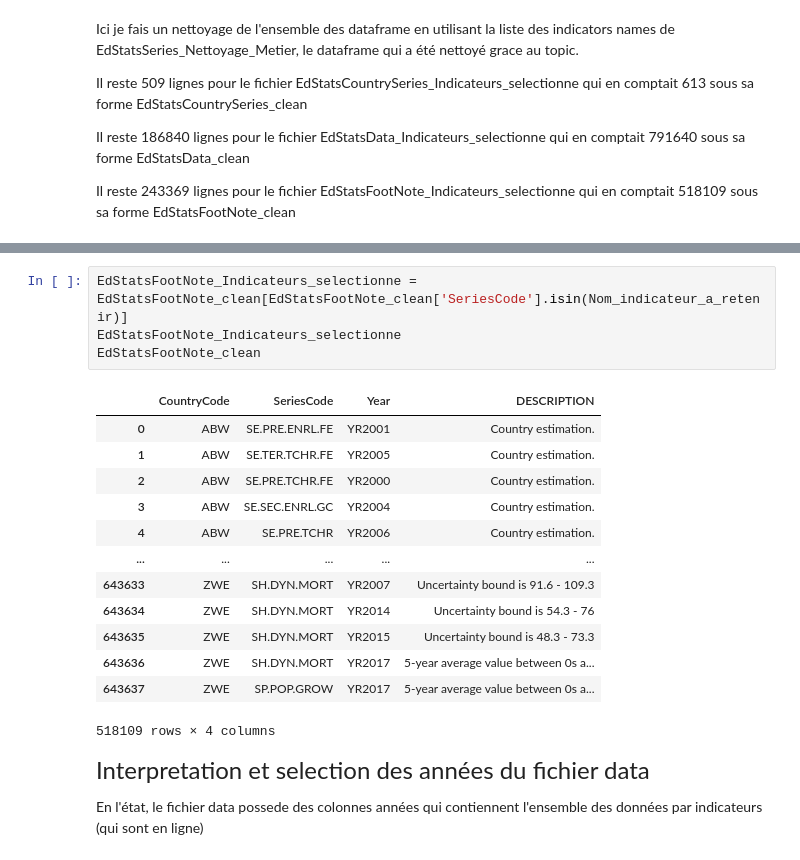
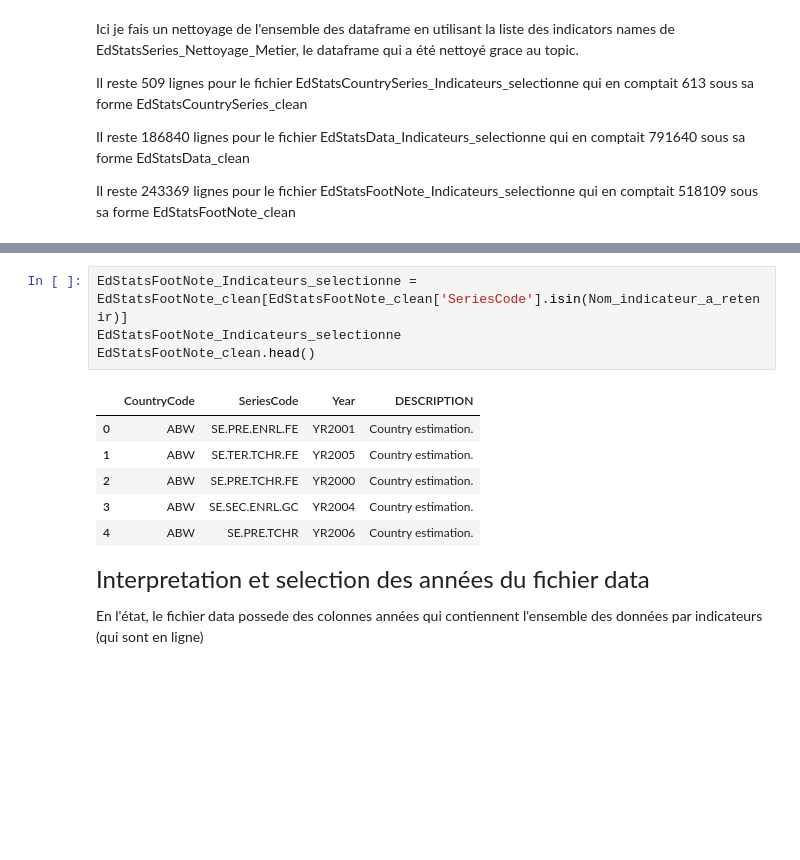
Before and after one commit to Thomas-Auvin/Projet2, a Jupyter notebook: Projet-2.ipynb, the cells around one changed output, grey strips where cells are left out. Drawn from its saved outputs; the diff is of its cells as text; blank space fills up the shorter version.

```diff
--- a/Projet-2.ipynb
+++ b/Projet-2.ipynb
@@ -499,21 +487,14 @@ EdStatsData_Indicateurs_selectionne
 # %%
 EdStatsFootNote_Indicateurs_selectionne = EdStatsFootNote_clean[EdStatsFootNote_clean['SeriesCode'].isin(Nom_indicateur_a_retenir)]
 EdStatsFootNote_Indicateurs_selectionne
-EdStatsFootNote_clean
+EdStatsFootNote_clean.head()
 # %% [output]
 |  | CountryCode | SeriesCode | Year | DESCRIPTION |
 | 0 | ABW | SE.PRE.ENRL.FE | YR2001 | Country estimation. |
 | 1 | ABW | SE.TER.TCHR.FE | YR2005 | Country estimation. |
 | 2 | ABW | SE.PRE.TCHR.FE | YR2000 | Country estimation. |
 | 3 | ABW | SE.SEC.ENRL.GC | YR2004 | Country estimation. |
 | 4 | ABW | SE.PRE.TCHR | YR2006 | Country estimation. |
-| ... | ... | ... | ... | ... |
-| 643633 | ZWE | SH.DYN.MORT | YR2007 | Uncertainty bound is 91.6 - 109.3 |
-| 643634 | ZWE | SH.DYN.MORT | YR2014 | Uncertainty bound is 54.3 - 76 |
-| 643635 | ZWE | SH.DYN.MORT | YR2015 | Uncertainty bound is 48.3 - 73.3 |
-| 643636 | ZWE | SH.DYN.MORT | YR2017 | 5-year average value between 0s a... |
-| 643637 | ZWE | SP.POP.GROW | YR2017 | 5-year average value between 0s a... |
-518109 rows × 4 columns
 # %% [markdown]
 <font size=5>Interpretation et selection des années du fichier data</font>
 
```
Also changed, not shown: parts of 21 cells of this notebook.
